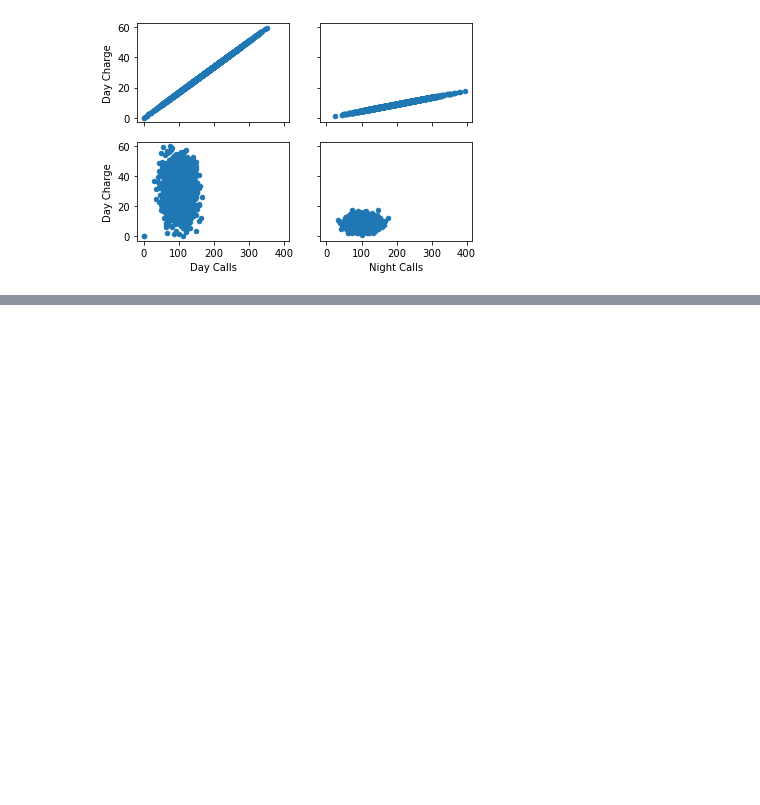
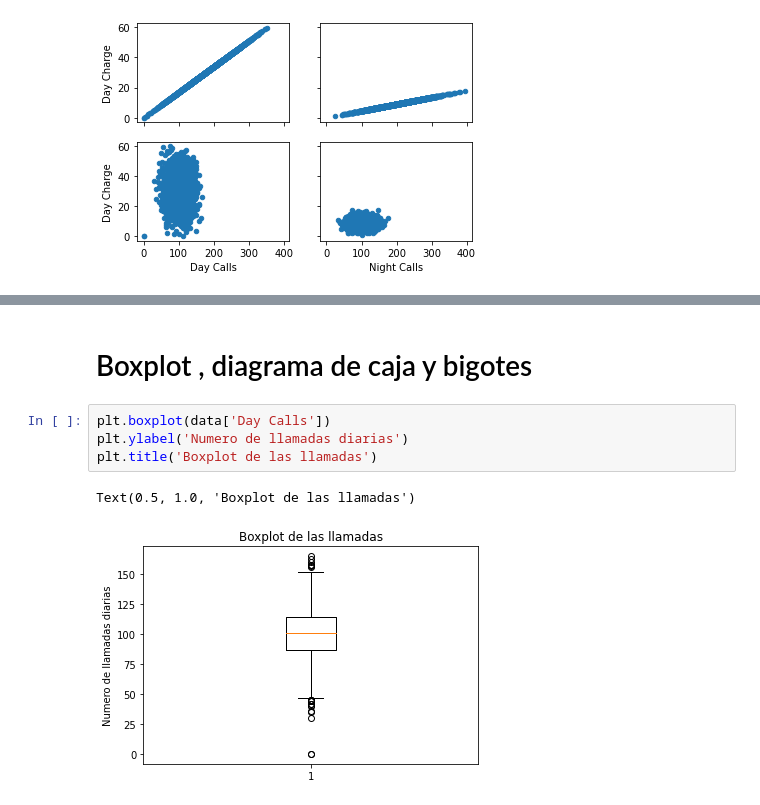
Before and after one commit to fredcab/cursoBD, a Jupyter notebook: notebooks/3-Plots - Data Cleaning.ipynb, the cells around one changed output, grey strips where cells are left out. Saved outputs shown, nothing was run; the diff lists cells and outputs as text; blank space fills up the shorter version.

```diff
--- a/notebooks/3-Plots - Data Cleaning.ipynb
+++ b/notebooks/3-Plots - Data Cleaning.ipynb
@@ -45,0 +70,9 @@ data.plot(kind='scatter',x='Night Calls',y='Night Charge',ax=axs[1][1])
+# %% [markdown]
+# Boxplot , diagrama de caja y bigotes
+# %%
+plt.boxplot(data['Day Calls'])
+plt.ylabel('Numero de llamadas diarias')
+plt.title('Boxplot de las llamadas')
+# %% [output]
+Text(0.5, 1.0, 'Boxplot de las llamadas')
+[figure, added]
```
Also changed, not shown: parts of 8 cells of this notebook, 2 other files.
